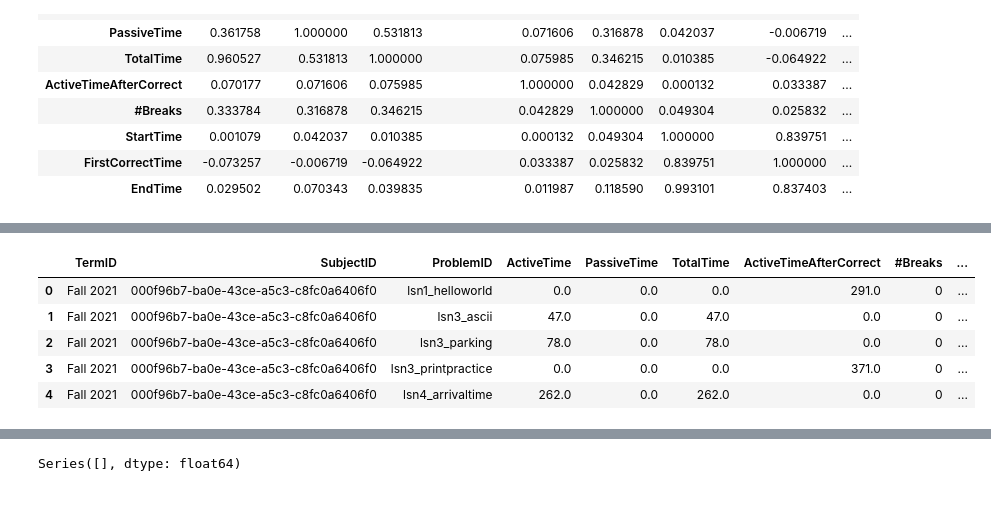
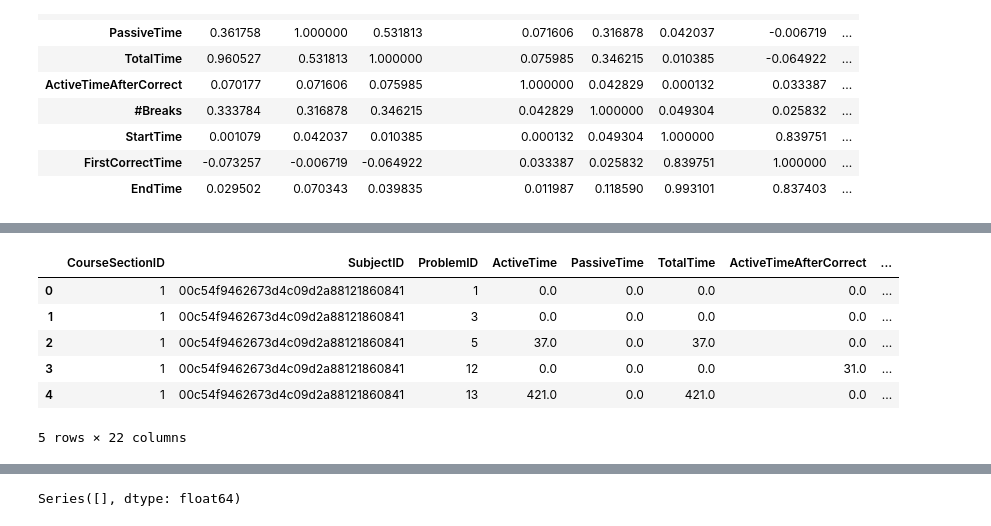
Before and after one commit to CSSPLICE/ProgSnapToolkit, a Jupyter notebook: src/examples/extract_features.ipynb, the cells around one changed output, grey strips where cells are left out. Drawn from its saved outputs; the diff is of its cells as text; code cells hidden in the pictures.

```diff
--- a/src/examples/extract_features.ipynb
+++ b/src/examples/extract_features.ipynb
@@ -350,7 +268,9 @@ Removed 0.00% of data
 Percent of assignments: 2 / 5
 Percent of problems: 20 / 50
 # %%
-grouping_cols = ["X-ClassID", Cols.TermID, Cols.SubjectID, problem_id_col]
+# We want to analyze each student's attempt at each problem, and we also
+# want to analyze data separately from each course section.
+grouping_cols = [Cols.CourseSectionID, Cols.TermID, Cols.SubjectID, problem_id_col]
 grouping_cols = [col for col in grouping_cols if col in main_table.columns]
 # %%
 from analytics.metrics.errors import ErrorMetrics
@@ -358,9 +278,9 @@ from analytics.metrics.errors import ErrorMetrics
 error_results = None
 
 error_metrics = ErrorMetrics(True,
-                             compile_message_type_column=compile_error_type_column,
-                             compile_event=compile_event,
-                             compile_error_event=compile_error_event)
+                             compile_message_type_column=config.compile_error_type_column,
+                             compile_event=config.compile_event,
+                             compile_error_event=config.compile_error_event)
 
 error_results = data_subset.groupby(grouping_cols).apply(error_metrics.calculate)
 error_results.head()
@@ -468,0 +338,6 @@ Warning: Negative time deltas found. This may indicate incorrect timestamps or d
+# %%
+from analytics.metrics.time import TimeMetrics
+time_metrics = TimeMetrics(idle_gap, break_gap, True, timestamp_col)
+
+time_results = data_subset.groupby(grouping_cols).apply(lambda x: time_metrics.calculate(x))
+time_results
@@ -502,7 +386,7 @@ np.float64(0.0)
 from analytics.metrics.score import SubmissionScoreMetrics
 from spec.enums import EventType
 
-score_metrics = SubmissionScoreMetrics(submit_event)
+score_metrics = SubmissionScoreMetrics(config.submit_event)
 
 subject_problem_score = data_subset.groupby(grouping_cols).apply(lambda x: score_metrics.calculate(x))
 # %%
@@ -530,23 +414,24 @@ subject_problem_score.describe()
 # %%
 all_features = pd.merge(
-    result.reset_index(),
+    time_results.reset_index(),
     subject_problem_score.reset_index(),
     on=grouping_cols,
     how="outer"
 )
 if error_results is not None:
     all_features = pd.merge(
         all_features,
         error_results.reset_index(),
         on=grouping_cols,
         how="outer"
     )
 all_features.head()
 # %% [output]
-|  | TermID | SubjectID | ProblemID | ActiveTime | PassiveTime | TotalTime | ActiveTimeAfterCorrect | #Breaks | ... |
-| 0 | Fall 2021 | 000f96b7-ba0e-43ce-a5c3-c8fc0a6406f0 | lsn1_helloworld | 0.0 | 0.0 | 0.0 | 291.0 | 0 | ... |
-| 1 | Fall 2021 | 000f96b7-ba0e-43ce-a5c3-c8fc0a6406f0 | lsn3_ascii | 47.0 | 0.0 | 47.0 | 0.0 | 0 | ... |
-| 2 | Fall 2021 | 000f96b7-ba0e-43ce-a5c3-c8fc0a6406f0 | lsn3_parking | 78.0 | 0.0 | 78.0 | 0.0 | 0 | ... |
-| 3 | Fall 2021 | 000f96b7-ba0e-43ce-a5c3-c8fc0a6406f0 | lsn3_printpractice | 0.0 | 0.0 | 0.0 | 371.0 | 0 | ... |
-| 4 | Fall 2021 | 000f96b7-ba0e-43ce-a5c3-c8fc0a6406f0 | lsn4_arrivaltime | 262.0 | 0.0 | 262.0 | 0.0 | 0 | ... |
+|  | CourseSectionID | SubjectID | ProblemID | ActiveTime | PassiveTime | TotalTime | ActiveTimeAfterCorrect | ... |
+| 0 | 1 | 00c54f9462673d4c09d2a88121860841 | 1 | 0.0 | 0.0 | 0.0 | 0.0 | ... |
+| 1 | 1 | 00c54f9462673d4c09d2a88121860841 | 3 | 0.0 | 0.0 | 0.0 | 0.0 | ... |
+| 2 | 1 | 00c54f9462673d4c09d2a88121860841 | 5 | 37.0 | 0.0 | 37.0 | 0.0 | ... |
+| 3 | 1 | 00c54f9462673d4c09d2a88121860841 | 12 | 0.0 | 0.0 | 0.0 | 31.0 | ... |
+| 4 | 1 | 00c54f9462673d4c09d2a88121860841 | 13 | 421.0 | 0.0 | 421.0 | 0.0 | ... |
+5 rows × 22 columns
 # %%
```
Also changed, not shown: parts of 47 cells of this notebook, 15 other files.
